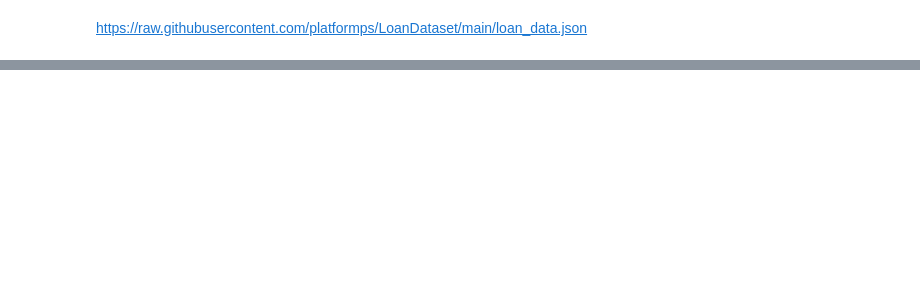
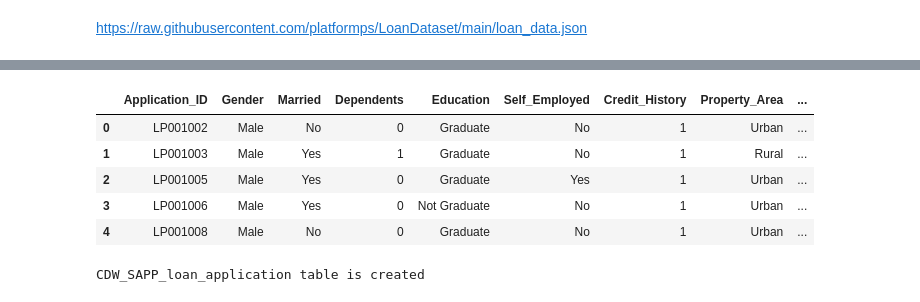
Before and after one commit to yarlapatiswathi/Capstone-project, a Jupyter notebook: Extraction_Wrangling.ipynb, the cells around one changed output, grey strips where cells are left out. Drawn from its saved outputs; the diff is of its cells as text; code cells hidden in the pictures; blank space fills up the shorter version.

```diff
--- a/Extraction_Wrangling.ipynb
+++ b/Extraction_Wrangling.ipynb
@@ -295,0 +352,27 @@ resp
+# %%
+df_loan.to_csv('Loan_Data.csv')
+df_loan.head()
+# %% [output]
+|  | Application_ID | Gender | Married | Dependents | Education | Self_Employed | Credit_History | Property_Area | ... |
+| 0 | LP001002 | Male | No | 0 | Graduate | No | 1 | Urban | ... |
+| 1 | LP001003 | Male | Yes | 1 | Graduate | No | 1 | Rural | ... |
+| 2 | LP001005 | Male | Yes | 0 | Graduate | Yes | 1 | Urban | ... |
+| 3 | LP001006 | Male | Yes | 0 | Not Graduate | No | 1 | Urban | ... |
+| 4 | LP001008 | Male | No | 0 | Graduate | No | 1 | Urban | ... |
+# %%
+schema=StructType([
+    StructField('Application_ID',StringType()),
+    StructField('Gender',StringType()),
+    StructField('Married',StringType()),
+    StructField('Dependents',StringType()),
+    StructField('Education',StringType()),
+    StructField('Self_Employed',StringType()),
+    StructField('Credit_History',IntegerType()),
+    StructField('Property_Area',StringType()),
+    StructField('Income',StringType()),
+    StructField('Application_Status',StringType())
+])
+spark_df=spark.createDataFrame(df_loan,schema=schema)
+write_to_db(spark_df,'CDW_SAPP_loan_application')
+# %% [output]
+CDW_SAPP_loan_application table is created
```
Also changed, not shown: parts of 13 cells of this notebook.
